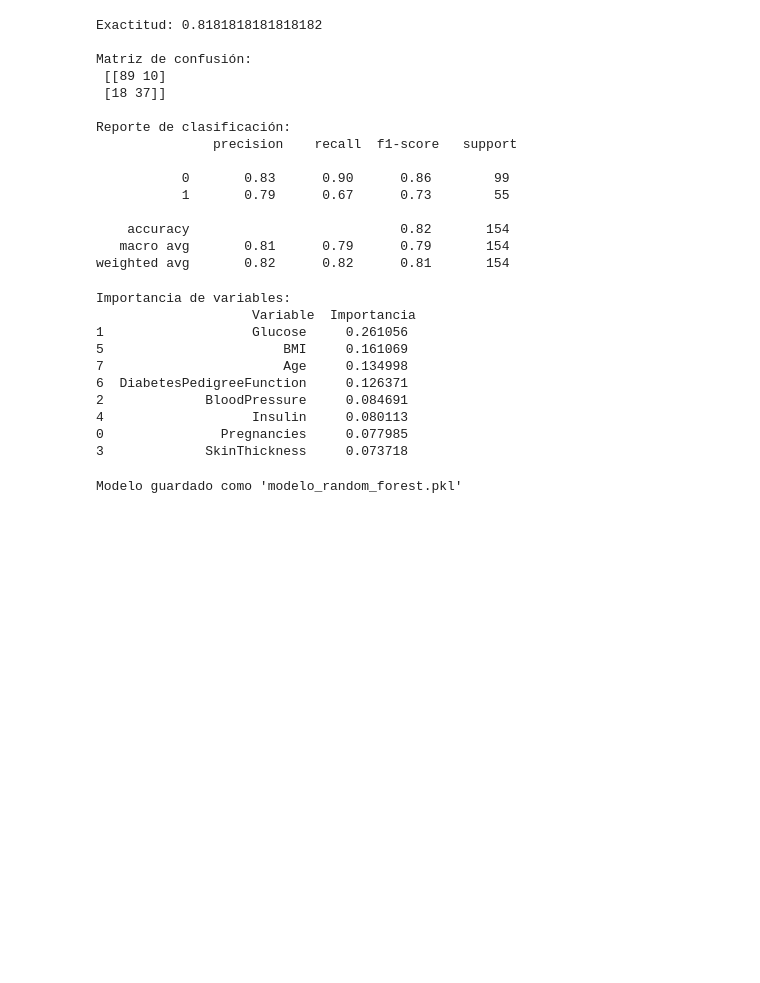
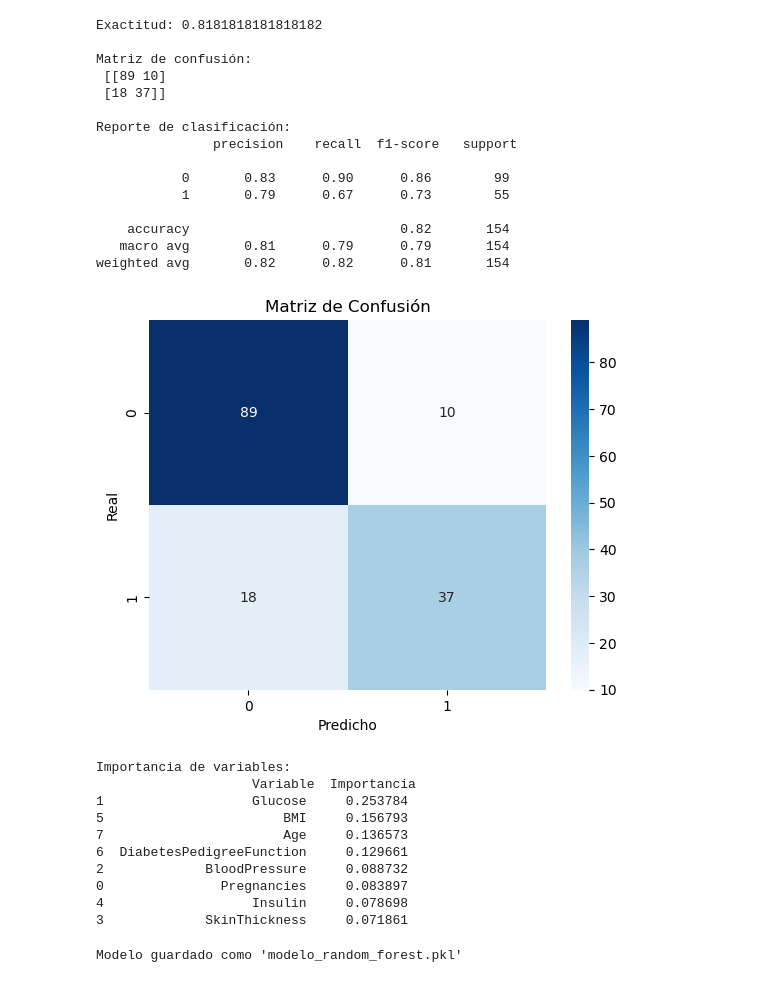
Before and after one commit to wer1ix/machine-learning-python-template, a Jupyter notebook: models/random_forest.ipynb, the cells around one changed output. Cells and saved outputs as stored; diff of their text form; code cells hidden in the pictures; blank space fills up the shorter version.

```diff
--- a/models/random_forest.ipynb
+++ b/models/random_forest.ipynb
@@ -270,26 +270,34 @@ Reporte de clasificación:
     accuracy                           0.82       154
    macro avg       0.81      0.79      0.79       154
 weighted avg       0.82      0.82      0.81       154
+# %%
+sns.heatmap(confusion_matrix(y_test, y_pred), annot=True, fmt="d", cmap="Blues")
+plt.xlabel("Predicho")
+plt.ylabel("Real")
+plt.title("Matriz de Confusión")
+plt.show()
+# %% [output]
+[figure, added]
 # %%
 # importancia de las variables
 
 importancia = pd.DataFrame({
     'Variable': variables.columns,
-    'Importancia': rf.feature_importances_
+    'Importancia': mejor_modelo.feature_importances_
 }).sort_values(by="Importancia", ascending=False)
 
 print("\nImportancia de variables:\n", importancia)
 # %% [output]
 Importancia de variables:
                     Variable  Importancia
-1                   Glucose     0.261056
-5                       BMI     0.161069
-7                       Age     0.134998
-6  DiabetesPedigreeFunction     0.126371
-2             BloodPressure     0.084691
-4                   Insulin     0.080113
-0               Pregnancies     0.077985
-3             SkinThickness     0.073718
+1                   Glucose     0.253784
+5                       BMI     0.156793
+7                       Age     0.136573
+6  DiabetesPedigreeFunction     0.129661
+2             BloodPressure     0.088732
+0               Pregnancies     0.083897
+4                   Insulin     0.078698
+3             SkinThickness     0.071861
 # %%
 import joblib
 
```
Also changed, not shown: 2 other files.
